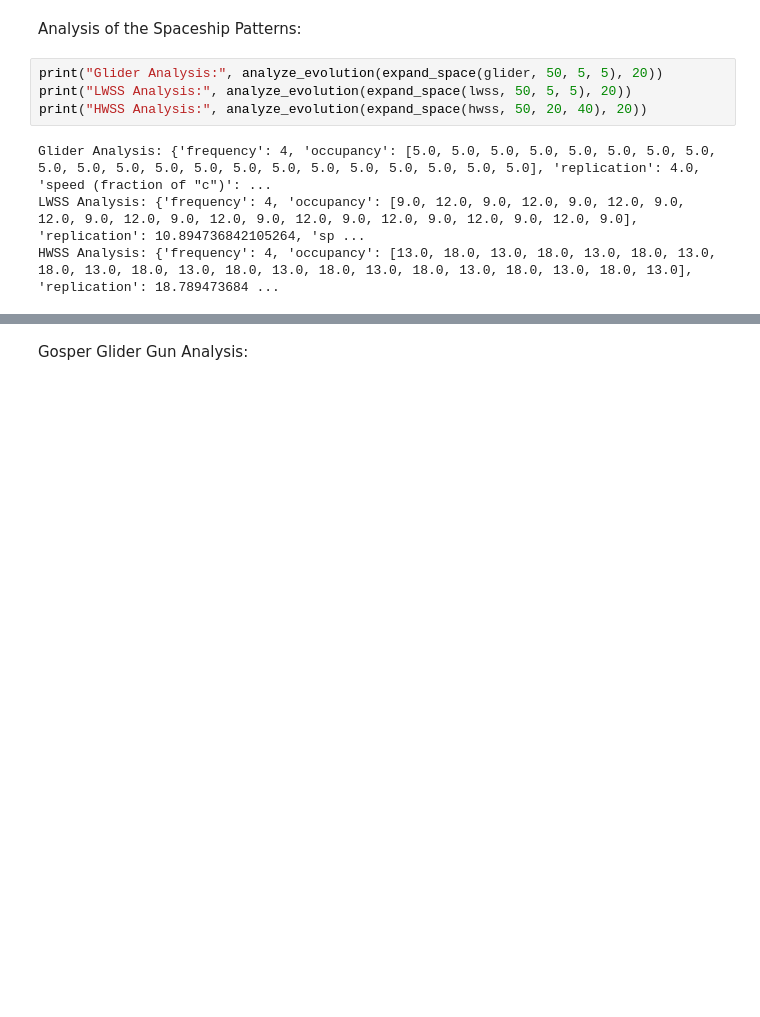
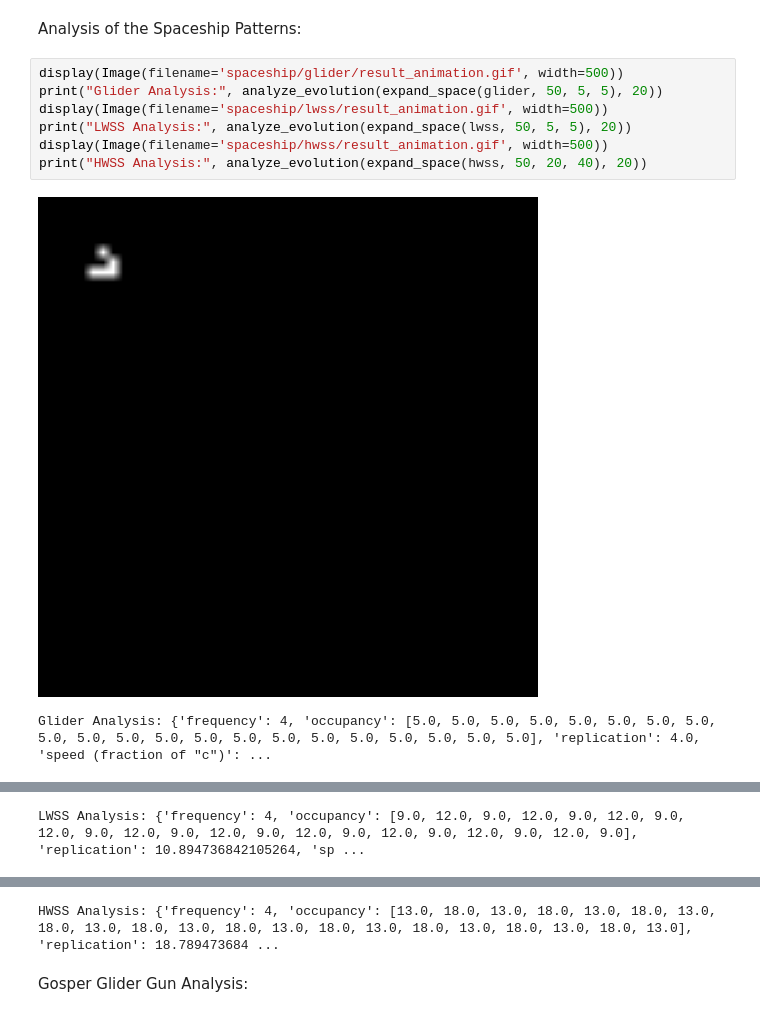
Before and after one commit to mhbagheri-99/Python_FinalProject, a Jupyter notebook: Project.ipynb, the cells around one changed output, grey strips where cells are left out. Saved outputs shown, nothing was run; the diff lists cells and outputs as text; blank space fills up the shorter version.

```diff
--- a/Project.ipynb
+++ b/Project.ipynb
@@ -373,10 +391,12 @@ Toad Analysis: {'frequency': 2, 'occupancy': [6, 6, 6, 6, 6, 6, 6, 6, 6, 6, 6],
 # %% [markdown]
 Analysis of the Spaceship Patterns:
 # %%
+display(Image(filename='spaceship/glider/result_animation.gif', width=500))
 print("Glider Analysis:", analyze_evolution(expand_space(glider, 50, 5, 5), 20))
+display(Image(filename='spaceship/lwss/result_animation.gif', width=500))
 print("LWSS Analysis:", analyze_evolution(expand_space(lwss, 50, 5, 5), 20))
+display(Image(filename='spaceship/hwss/result_animation.gif', width=500))
 print("HWSS Analysis:", analyze_evolution(expand_space(hwss, 50, 20, 40), 20))
 # %% [output]
+[figure, added]
 Glider Analysis: {'frequency': 4, 'occupancy': [5.0, 5.0, 5.0, 5.0, 5.0, 5.0, 5.0, 5.0, 5.0, 5.0, 5.0, 5.0, 5.0, 5.0, 5.0, 5.0, 5.0, 5.0, 5.0, 5.0, 5.0], 'replication': 4.0, 'speed (fraction of "c")': ...
-LWSS Analysis: {'frequency': 4, 'occupancy': [9.0, 12.0, 9.0, 12.0, 9.0, 12.0, 9.0, 12.0, 9.0, 12.0, 9.0, 12.0, 9.0, 12.0, 9.0, 12.0, 9.0, 12.0, 9.0, 12.0, 9.0], 'replication': 10.894736842105264, 'sp ...
-HWSS Analysis: {'frequency': 4, 'occupancy': [13.0, 18.0, 13.0, 18.0, 13.0, 18.0, 13.0, 18.0, 13.0, 18.0, 13.0, 18.0, 13.0, 18.0, 13.0, 18.0, 13.0, 18.0, 13.0, 18.0, 13.0], 'replication': 18.789473684 ...
@@ -382,0 +404 @@ HWSS Analysis: {'frequency': 4, 'occupancy': [13.0, 18.0, 13.0, 18.0, 13.0, 18.0
+LWSS Analysis: {'frequency': 4, 'occupancy': [9.0, 12.0, 9.0, 12.0, 9.0, 12.0, 9.0, 12.0, 9.0, 12.0, 9.0, 12.0, 9.0, 12.0, 9.0, 12.0, 9.0, 12.0, 9.0, 12.0, 9.0], 'replication': 10.894736842105264, 'sp ...
@@ -383,3 +406,4 @@ HWSS Analysis: {'frequency': 4, 'occupancy': [13.0, 18.0, 13.0, 18.0, 13.0, 18.0
+HWSS Analysis: {'frequency': 4, 'occupancy': [13.0, 18.0, 13.0, 18.0, 13.0, 18.0, 13.0, 18.0, 13.0, 18.0, 13.0, 18.0, 13.0, 18.0, 13.0, 18.0, 13.0, 18.0, 13.0, 18.0, 13.0], 'replication': 18.789473684 ...
 # %% [markdown]
 Gosper Glider Gun Analysis:
 # %%
```
Also changed, not shown: parts of 16 cells of this notebook.
